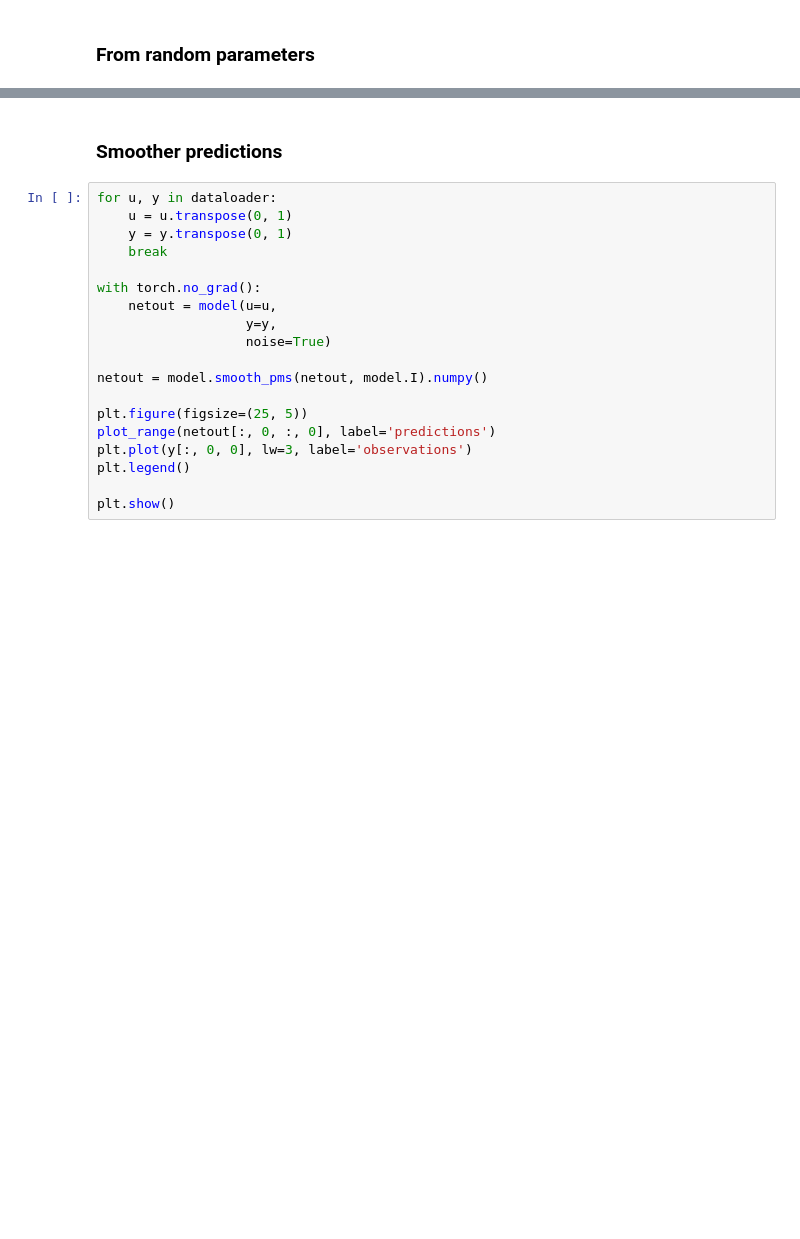
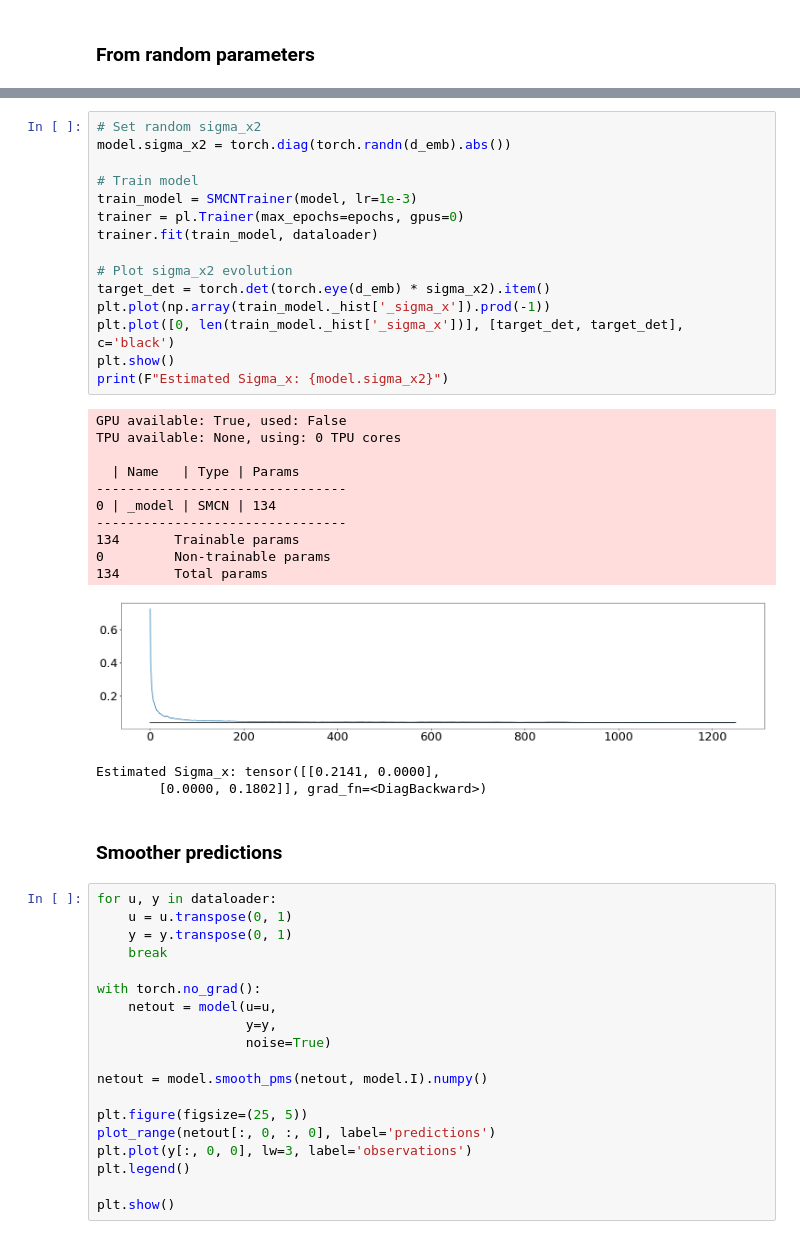
Before and after one commit to maxjcohen/uncertaintyQuantification, a Jupyter notebook: estimation_sigma_x2.ipynb, the cells around one changed output, grey strips where cells are left out. Drawn from its saved outputs; the diff is of its cells as text; blank space fills up the shorter version.

```diff
--- a/estimation_sigma_x2.ipynb
+++ b/estimation_sigma_x2.ipynb
@@ -153,3 +138,32 @@ tensor([[ 0.1682, -0.1120],
+# %%
+# Set random sigma_x2
+model.sigma_x2 = torch.diag(torch.randn(d_emb).abs())
+
+# Train model
+train_model = SMCNTrainer(model, lr=1e-3)
+trainer = pl.Trainer(max_epochs=epochs, gpus=0)
+trainer.fit(train_model, dataloader)
+
+# Plot sigma_x2 evolution
+target_det = torch.det(torch.eye(d_emb) * sigma_x2).item()
+plt.plot(np.array(train_model._hist['_sigma_x']).prod(-1))
+plt.plot([0, len(train_model._hist['_sigma_x'])], [target_det, target_det], c='black')
+plt.show()
+print(F"Estimated Sigma_x: {model.sigma_x2}")
+# %% [output]
+GPU available: True, used: False
+TPU available: None, using: 0 TPU cores
+
+  | Name   | Type | Params
+--------------------------------
+0 | _model | SMCN | 134
+--------------------------------
+134       Trainable params
+0         Non-trainable params
+134       Total params
+[figure, added]
+Estimated Sigma_x: tensor([[0.2141, 0.0000],
+        [0.0000, 0.1802]], grad_fn=<DiagBackward>)
 # %% [markdown]
 ### Smoother predictions
 # %%
```
Also changed, not shown: parts of 10 cells of this notebook, 2 other files.
